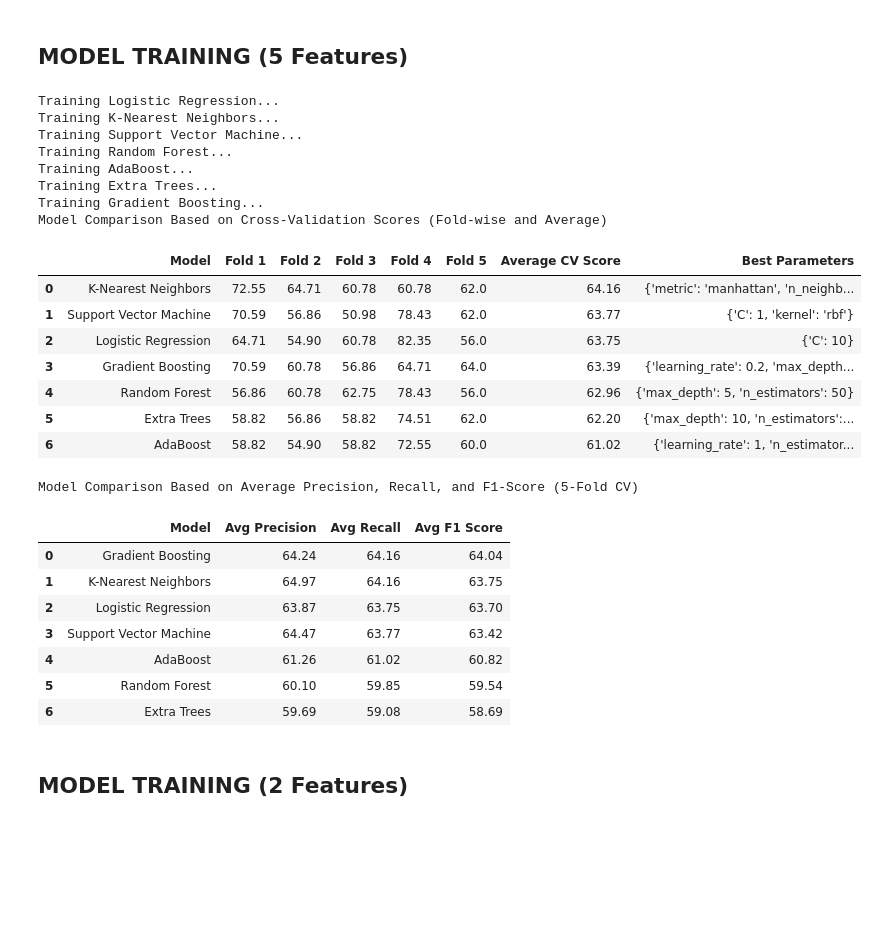
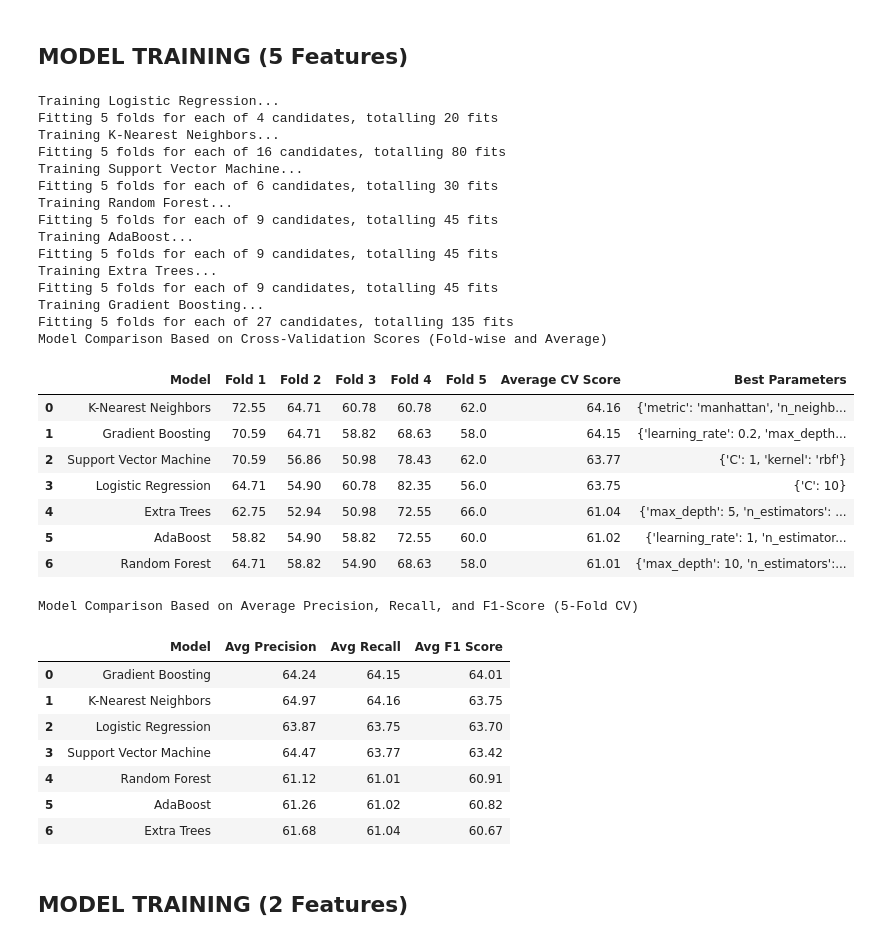
Before and after one commit to Geez-l/litoX, a Jupyter notebook: SP_ML/ml_measurements.ipynb, the cells around one changed output. Drawn from its saved outputs; the diff is of its cells as text; code cells hidden in the pictures; blank space fills up the shorter version.

```diff
--- a/SP_ML/ml_measurements.ipynb
+++ b/SP_ML/ml_measurements.ipynb
@@ -966,21 +943,21 @@ from sklearn.svm import SVC
 from sklearn.neighbors import KNeighborsClassifier
 from sklearn.linear_model import LogisticRegression
 
-litob_combined_undersampled = pd.concat([pd.DataFrame(X_res), y_res], axis=1)
+litob_combined_undersampled = pd.read_csv('litob_combined_undersampled.csv')
 
-# Load the dataset
+# Split features (X) and target (y)
 X = litob_combined_undersampled.drop(['Label'], axis=1)
 y = litob_combined_undersampled['Label']
 
-# Define the models and their hyperparameter grids
+# Define the models and their hyperparameter grids with random_state for reproducibility
 models_and_grids = {
-    'Logistic Regression': (LogisticRegression(), {'C': [0.01, 0.1, 1, 10]}),
-    'K-Nearest Neighbors': (KNeighborsClassifier(), {'n_neighbors': [3, 5, 7, 10], 'weights': ['uniform', 'distance'], 'metric': ['euclidean', 'manhattan']}),
-    'Support Vector Machine': (SVC(), {'C': [0.1, 1, 10], 'kernel': ['linear', 'rbf']}),
-    'Random Forest': (RandomForestClassifier(), {'n_estimators': [50, 100, 200], 'max_depth': [None, 5, 10]}),
-    'AdaBoost': (AdaBoostClassifier(), {'n_estimators': [50, 100, 200], 'learning_rate': [0.01, 0.1, 1]}),
-    'Extra Trees': (ExtraTreesClassifier(), {'n_estimators': [50, 100, 200], 'max_depth': [None, 5, 10]}),
-    'Gradient Boosting': (GradientBoostingClassifier(), {'n_estimators': [50, 100, 200], 'learning_rate': [0.01, 0.1, 0.2], 'max_depth': [3, 5, 7]})
+    'Logistic Regression': (LogisticRegression(random_state=42), {'C': [0.01, 0.1, 1, 10]}),
+    'K-Nearest Neighbors': (KNeighborsClassifier(), {'n_neighbors': [3, 5, 7, 10], 'weights': ['uniform', 'distance'], 'metric': ['euclidean', 'manhattan']}),  # No random_state needed
+    'Support Vector Machine': (SVC(random_state=42), {'C': [0.1, 1, 10], 'kernel': ['linear', 'rbf']}),  # SVM also supports random_state
+    'Random Forest': (RandomForestClassifier(random_state=42), {'n_estimators': [50, 100, 200], 'max_depth': [None, 5, 10]}),
+    'AdaBoost': (AdaBoostClassifier(random_state=42), {'n_estimators': [50, 100, 200], 'learning_rate': [0.01, 0.1, 1]}),
+    'Extra Trees': (ExtraTreesClassifier(random_state=42), {'n_estimators': [50, 100, 200], 'max_depth': [None, 5, 10]}),
+    'Gradient Boosting': (GradientBoostingClassifier(random_state=42), {'n_estimators': [50, 100, 200], 'learning_rate': [0.01, 0.1, 0.2], 'max_depth': [3, 5, 7]})
 }
 
 # Initialize an empty list to store the results
@@ -989,7 +966,7 @@ model_scores = []
 # Loop through each model, perform grid search, and capture fold-wise CV scores
 for model_name, (model, param_grid) in models_and_grids.items():
     print(f"Training {model_name}...")
-    grid_search = GridSearchCV(estimator=model, param_grid=param_grid, cv=5, scoring='accuracy', return_train_score=False)
+    grid_search = GridSearchCV(estimator=model, param_grid=param_grid, cv=5, scoring='accuracy', return_train_score=False, n_jobs=-1, verbose=1)
     grid_search.fit(X, y)
 
     # Get the best estimator's CV results
@@ -1121,21 +1112,21 @@ from sklearn.svm import SVC
 from sklearn.neighbors import KNeighborsClassifier
 from sklearn.linear_model import LogisticRegression
 
-litob_combined_undersampled = pd.concat([pd.DataFrame(X_res), y_res], axis=1)
+litob_combined_undersampled = pd.read_csv('litob_combined_undersampled.csv')
 
-# Load the dataset
+# Split features (X) and target (y)
 X = litob_combined_undersampled[['Distance Umbos', 'LW_ratio', 'WH_ratio', 'UL_ratio', 'UH_ratio']]
 y = litob_combined_undersampled['Label']
 
-# Define the models and their hyperparameter grids
+# Define the models and their hyperparameter grids with random_state for reproducibility
 models_and_grids = {
-    'Logistic Regression': (LogisticRegression(), {'C': [0.01, 0.1, 1, 10]}),
-    'K-Nearest Neighbors': (KNeighborsClassifier(), {'n_neighbors': [3, 5, 7, 10], 'weights': ['uniform', 'distance'], 'metric': ['euclidean', 'manhattan']}),
-    'Support Vector Machine': (SVC(), {'C': [0.1, 1, 10], 'kernel': ['linear', 'rbf']}),
-    'Random Forest': (RandomForestClassifier(), {'n_estimators': [50, 100, 200], 'max_depth': [None, 5, 10]}),
-    'AdaBoost': (AdaBoostClassifier(), {'n_estimators': [50, 100, 200], 'learning_rate': [0.01, 0.1, 1]}),
-    'Extra Trees': (ExtraTreesClassifier(), {'n_estimators': [50, 100, 200], 'max_depth': [None, 5, 10]}),
-    'Gradient Boosting': (GradientBoostingClassifier(), {'n_estimators': [50, 100, 200], 'learning_rate': [0.01, 0.1, 0.2], 'max_depth': [3, 5, 7]})
+    'Logistic Regression': (LogisticRegression(random_state=42), {'C': [0.01, 0.1, 1, 10]}),
+    'K-Nearest Neighbors': (KNeighborsClassifier(), {'n_neighbors': [3, 5, 7, 10], 'weights': ['uniform', 'distance'], 'metric': ['euclidean', 'manhattan']}),  # No random_state needed
+    'Support Vector Machine': (SVC(random_state=42), {'C': [0.1, 1, 10], 'kernel': ['linear', 'rbf']}),  # SVM also supports random_state
+    'Random Forest': (RandomForestClassifier(random_state=42), {'n_estimators': [50, 100, 200], 'max_depth': [None, 5, 10]}),
+    'AdaBoost': (AdaBoostClassifier(random_state=42), {'n_estimators': [50, 100, 200], 'learning_rate': [0.01, 0.1, 1]}),
+    'Extra Trees': (ExtraTreesClassifier(random_state=42), {'n_estimators': [50, 100, 200], 'max_depth': [None, 5, 10]}),
+    'Gradient Boosting': (GradientBoostingClassifier(random_state=42), {'n_estimators': [50, 100, 200], 'learning_rate': [0.01, 0.1, 0.2], 'max_depth': [3, 5, 7]})
 }
 
 # Initialize an empty list to store the results
@@ -1144,7 +1135,7 @@ model_scores = []
 # Loop through each model, perform grid search, and capture fold-wise CV scores
 for model_name, (model, param_grid) in models_and_grids.items():
     print(f"Training {model_name}...")
-    grid_search = GridSearchCV(estimator=model, param_grid=param_grid, cv=5, scoring='accuracy', return_train_score=False)
+    grid_search = GridSearchCV(estimator=model, param_grid=param_grid, cv=5, scoring='accuracy', return_train_score=False, n_jobs=-1, verbose=1)
     grid_search.fit(X, y)
 
     # Get the best estimator's CV results
@@ -1177,39 +1168,46 @@ for model_name, (model, param_grid) in models_and_grids.items():
         'Model': model_name,
         'Fold 1': fold_scores_rounded[0],
         'Fold 2': fold_scores_rounded[1],
         'Fold 3': fold_scores_rounded[2],
         'Fold 4': fold_scores_rounded[3],
         'Fold 5': fold_scores_rounded[4],
         'Average CV Score': avg_score_rounded,
         'Best Parameters': grid_search.best_params_
     })
 
 # Create a DataFrame to display the results
 scores_df = pd.DataFrame(model_scores)
 
 # Display the table sorted by average score in descending order
 scores_df = scores_df.sort_values(by='Average CV Score', ascending=False).reset_index(drop=True)
 
 # Display the table
 print("Model Comparison Based on Cross-Validation Scores (Fold-wise and Average)")
 scores_df[['Model', 'Fold 1', 'Fold 2', 'Fold 3', 'Fold 4', 'Fold 5', 'Average CV Score', 'Best Parameters']]
 # %% [output]
 Training Logistic Regression...
+Fitting 5 folds for each of 4 candidates, totalling 20 fits
 Training K-Nearest Neighbors...
+Fitting 5 folds for each of 16 candidates, totalling 80 fits
 Training Support Vector Machine...
+Fitting 5 folds for each of 6 candidates, totalling 30 fits
 Training Random Forest...
+Fitting 5 folds for each of 9 candidates, totalling 45 fits
 Training AdaBoost...
+Fitting 5 folds for each of 9 candidates, totalling 45 fits
 Training Extra Trees...
+Fitting 5 folds for each of 9 candidates, totalling 45 fits
 Training Gradient Boosting...
+Fitting 5 folds for each of 27 candidates, totalling 135 fits
 Model Comparison Based on Cross-Validation Scores (Fold-wise and Average)
 |  | Model | Fold 1 | Fold 2 | Fold 3 | Fold 4 | Fold 5 | Average CV Score | Best Parameters |
 | 0 | K-Nearest Neighbors | 72.55 | 64.71 | 60.78 | 60.78 | 62.0 | 64.16 | {'metric': 'manhattan', 'n_neighb... |
-| 1 | Support Vector Machine | 70.59 | 56.86 | 50.98 | 78.43 | 62.0 | 63.77 | {'C': 1, 'kernel': 'rbf'} |
-| 2 | Logistic Regression | 64.71 | 54.90 | 60.78 | 82.35 | 56.0 | 63.75 | {'C': 10} |
-| 3 | Gradient Boosting | 70.59 | 60.78 | 56.86 | 64.71 | 64.0 | 63.39 | {'learning_rate': 0.2, 'max_depth... |
-| 4 | Random Forest | 56.86 | 60.78 | 62.75 | 78.43 | 56.0 | 62.96 | {'max_depth': 5, 'n_estimators': 50} |
-| 5 | Extra Trees | 58.82 | 56.86 | 58.82 | 74.51 | 62.0 | 62.20 | {'max_depth': 10, 'n_estimators':... |
-| 6 | AdaBoost | 58.82 | 54.90 | 58.82 | 72.55 | 60.0 | 61.02 | {'learning_rate': 1, 'n_estimator... |
+| 1 | Gradient Boosting | 70.59 | 64.71 | 58.82 | 68.63 | 58.0 | 64.15 | {'learning_rate': 0.2, 'max_depth... |
+| 2 | Support Vector Machine | 70.59 | 56.86 | 50.98 | 78.43 | 62.0 | 63.77 | {'C': 1, 'kernel': 'rbf'} |
+| 3 | Logistic Regression | 64.71 | 54.90 | 60.78 | 82.35 | 56.0 | 63.75 | {'C': 10} |
+| 4 | Extra Trees | 62.75 | 52.94 | 50.98 | 72.55 | 66.0 | 61.04 | {'max_depth': 5, 'n_estimators': ... |
+| 5 | AdaBoost | 58.82 | 54.90 | 58.82 | 72.55 | 60.0 | 61.02 | {'learning_rate': 1, 'n_estimator... |
+| 6 | Random Forest | 64.71 | 58.82 | 54.90 | 68.63 | 58.0 | 61.01 | {'max_depth': 10, 'n_estimators':... |
 # %%
 from sklearn.model_selection import cross_validate
 from sklearn.metrics import make_scorer, precision_score, recall_score, f1_score
@@ -1259,13 +1257,13 @@ metrics_df
 # %% [output]
 Model Comparison Based on Average Precision, Recall, and F1-Score (5-Fold CV)
 |  | Model | Avg Precision | Avg Recall | Avg F1 Score |
-| 0 | Gradient Boosting | 64.24 | 64.16 | 64.04 |
+| 0 | Gradient Boosting | 64.24 | 64.15 | 64.01 |
 | 1 | K-Nearest Neighbors | 64.97 | 64.16 | 63.75 |
 | 2 | Logistic Regression | 63.87 | 63.75 | 63.70 |
 | 3 | Support Vector Machine | 64.47 | 63.77 | 63.42 |
-| 4 | AdaBoost | 61.26 | 61.02 | 60.82 |
-| 5 | Random Forest | 60.10 | 59.85 | 59.54 |
-| 6 | Extra Trees | 59.69 | 59.08 | 58.69 |
+| 4 | Random Forest | 61.12 | 61.01 | 60.91 |
+| 5 | AdaBoost | 61.26 | 61.02 | 60.82 |
+| 6 | Extra Trees | 61.68 | 61.04 | 60.67 |
 # %% [markdown]
 ## **MODEL TRAINING (2 Features)**
 # %%
```
Also changed, not shown: parts of 9 cells of this notebook.
